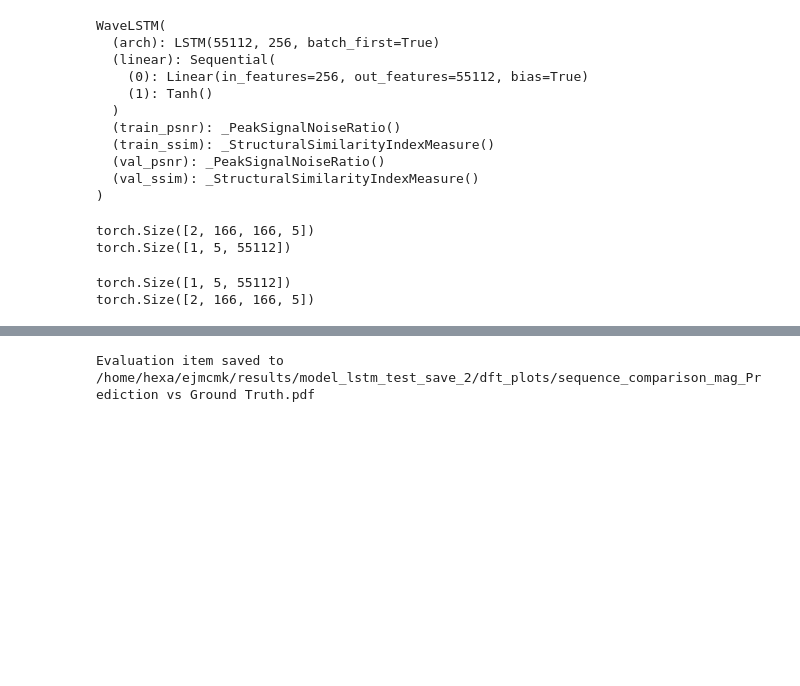
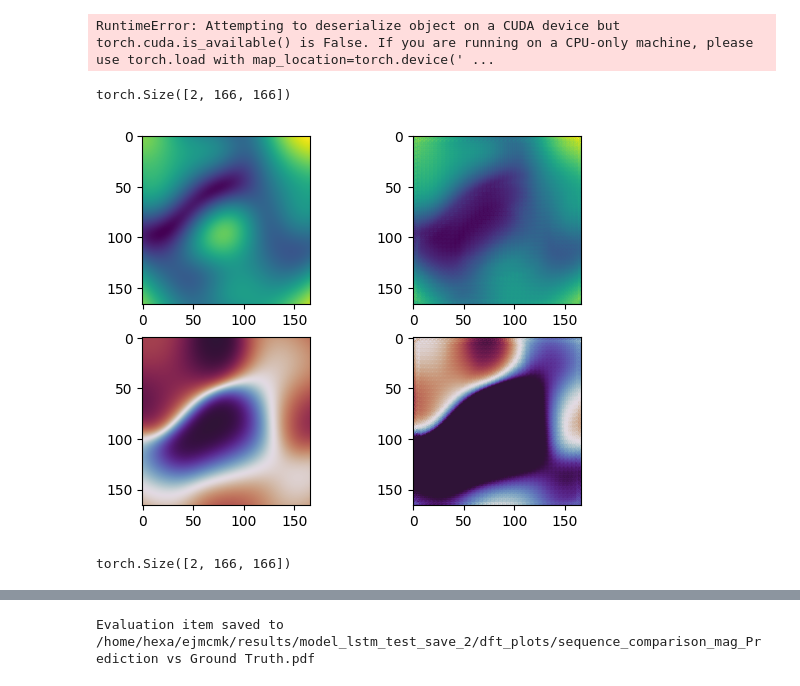
Before and after one commit to slahrichi/near_field_emulator, a Jupyter notebook: evaluation/eval2.ipynb, the cells around one changed output, grey strips where cells are left out. Cells and saved outputs as stored; diff of their text form; code cells hidden in the pictures; blank space fills up the shorter version.

Commit message:
autoencoder training online, support for using pretrained ae to train lstm

```diff
--- a/evaluation/eval2.ipynb
+++ b/evaluation/eval2.ipynb
@@ -6,46 +6,38 @@ import sys
 sys.path.append('../')
 
 import evaluation as eval
-from core.model import WaveLSTM
+from core.autoencoder import Autoencoder
 
 path_results = "/home/hexa/ejmcmk/results"
-folder_name = "model_lstm_test_save_2"
+folder_name = "model_autoencoder_v3"
 save_dir = os.path.join(path_results, folder_name)
 
-model = WaveLSTM.load_from_checkpoint(os.path.join(save_dir, 'model.ckpt'))
+model = Autoencoder.load_from_checkpoint(os.path.join(save_dir, 'model.ckpt'))
 model.eval()
 # %% [output]
-WaveLSTM(
-  (arch): LSTM(55112, 256, batch_first=True)
-  (linear): Sequential(
-    (0): Linear(in_features=256, out_features=55112, bias=True)
-    (1): Tanh()
-  )
-  (train_psnr): _PeakSignalNoiseRatio()
-  (train_ssim): _StructuralSimilarityIndexMeasure()
-  (val_psnr): _PeakSignalNoiseRatio()
-  (val_ssim): _StructuralSimilarityIndexMeasure()
-)
+RuntimeError: Attempting to deserialize object on a CUDA device but torch.cuda.is_available() is False. If you are running on a CPU-only machine, please use torch.load with map_location=torch.device(' ...
 # %%
 data = torch.load('../../../data/slices_dataset.pt')
 # %%
 sample_idx = 0
-ground_truth = data['near_fields'][sample_idx, :, :, :, 1:6]
-sample = data['near_fields'][sample_idx, :, :, :, 0:5].unsqueeze(0).permute(0, 4, 1, 2, 3)
-sample = sample.reshape(1, 5, -1)
+ground_truth = data['near_fields'][sample_idx, :, :, :, 45]
+#sample = data['near_fields'][sample_idx, :, :, :, 0:5].unsqueeze(0).permute(0, 4, 1, 2, 3)
+#sample = sample.reshape(1, 5, -1)
 
 print(ground_truth.shape)
-print(sample.shape)
+#print(sample.shape)
 # %% [output]
-torch.Size([2, 166, 166, 5])
-torch.Size([1, 5, 55112])
+torch.Size([2, 166, 166])
 # %%
 import inference
 
+sample_idx = 10
+ground_truth = data['near_fields'][sample_idx, :, :, :, 60]
+
 #preds = inference.predict_sequence(model, sample, num_steps=5)
-preds = inference.predict_next_field(model, sample)
+pred = inference.ae_reconstruction(model, ground_truth.unsqueeze(0))
 
-print(preds.shape)
+print(pred.shape)
 # %% [output]
+[figure, added]
-torch.Size([1, 5, 55112])
-torch.Size([2, 166, 166, 5])
+torch.Size([2, 166, 166])
```
Also changed, not shown: parts of 2 cells of this notebook, 7 other files.
